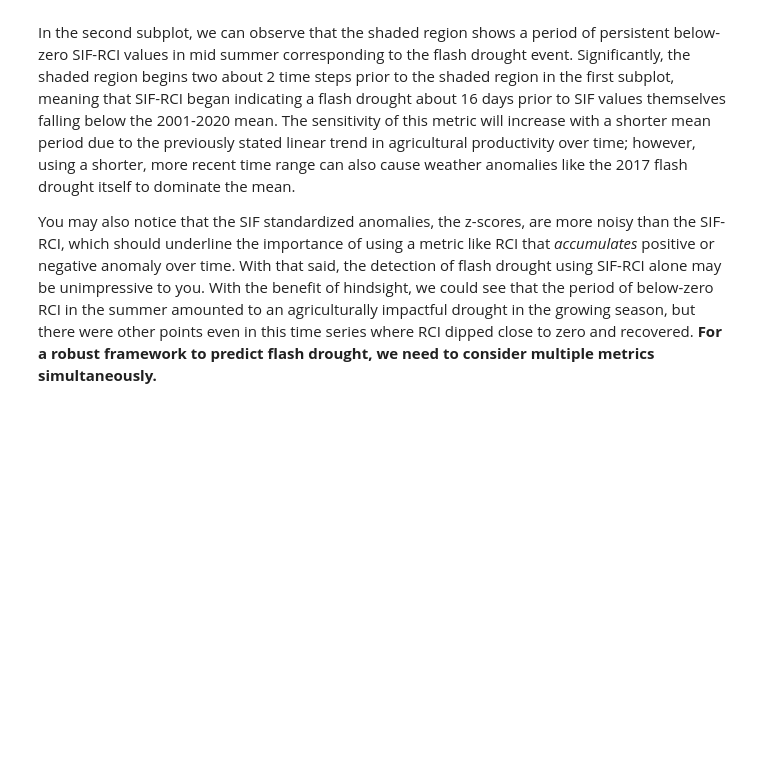
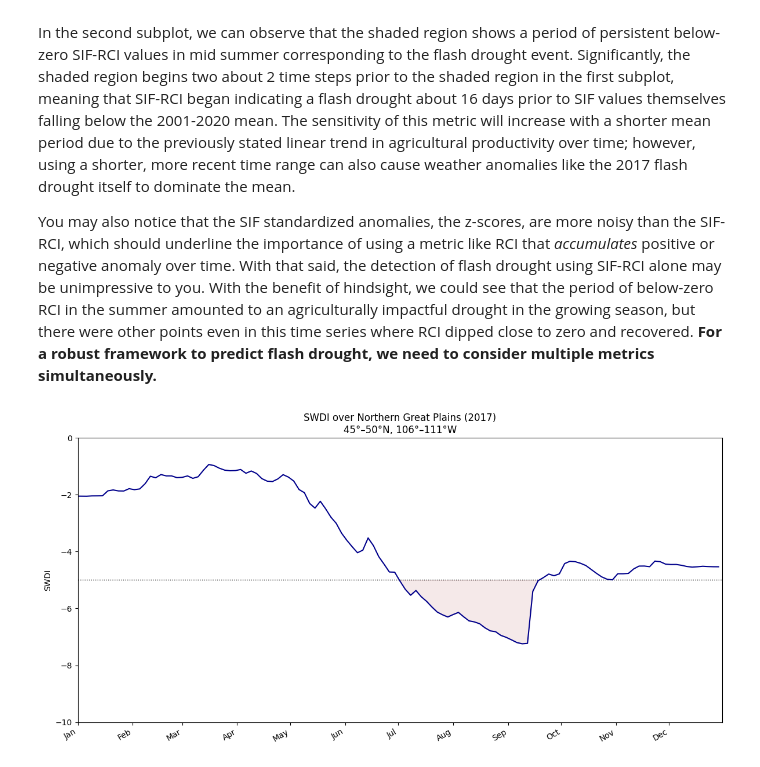
Before and after one commit to asaito333/flash-drought-ARSET, a Jupyter notebook: notebooks/1_drought_indicators.ipynb, the cells around one changed output. Cells and saved outputs as stored; diff of their text form; code cells hidden in the pictures; blank space fills up the shorter version.

Commit message:
Added a plot of SWDI

```diff
--- a/notebooks/1_drought_indicators.ipynb
+++ b/notebooks/1_drought_indicators.ipynb
@@ -315,3 +319,35 @@ def download_earthdata(
 
 model_constants_path = download_earthdata("SPL4SMLM", "data/smap_model_constants")
 sm_granules_paths = download_earthdata("SPL4SMGP", "data/smap_l4_sm_gph", ("2017-06-01", "2017-06-15"))
+# %%
+swdi_fname = "data/swdi_timeseries.csv"
+
+plot_dates = []
+plot_swdi: list[float] = []
+with open(swdi_fname, newline="") as f:
+    reader = csv.DictReader(f)
+    for row in reader:
+        plot_dates.append(datetime.strptime(row["time"], "%Y-%m-%d"))
+        plot_swdi.append(float(row["swdi"]))
+
+# In this plot, we can highlight the period where the SWDI signal
+# was indicating flash drought, i.e. it was persistently below -5
+flash_drought_swdi = [r < -5 for r in plot_swdi]
+
+fig, ax = plt.subplots(figsize=(12, 6))
+ax.axhline(-5, color="black", linestyle=":", linewidth=1)
+ax.plot(plot_dates, plot_swdi, color="darkblue", linewidth=1.5)
+ax.set_ylim(-10, 0)
+#print()
+#print(end_date)
+ax.set_xlim(left=mdates.datestr2num("2017-01-01"), right=mdates.datestr2num("2017-12-31"))
+ax.fill_between(plot_dates, plot_swdi, -5, where=flash_drought_swdi, color="brown", alpha=0.1)
+ax.set_ylabel("SWDI")
+ax.set_title(f"SWDI over Northern Great Plains ({year})\n45°–50°N, 106°–111°W")
+ax.xaxis.set_major_formatter(mdates.DateFormatter("%b"))
+ax.xaxis.set_major_locator(mdates.MonthLocator())
+fig.autofmt_xdate()
+plt.tight_layout()
+plt.show()
+# %% [output]
+[figure, added]
```
Also changed, not shown: parts of 2 cells of this notebook.
